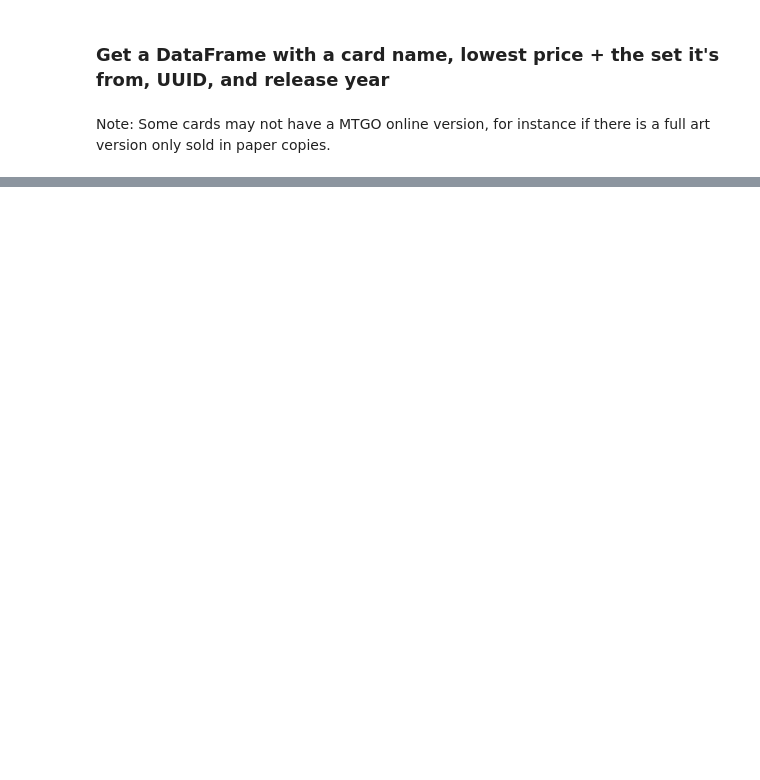
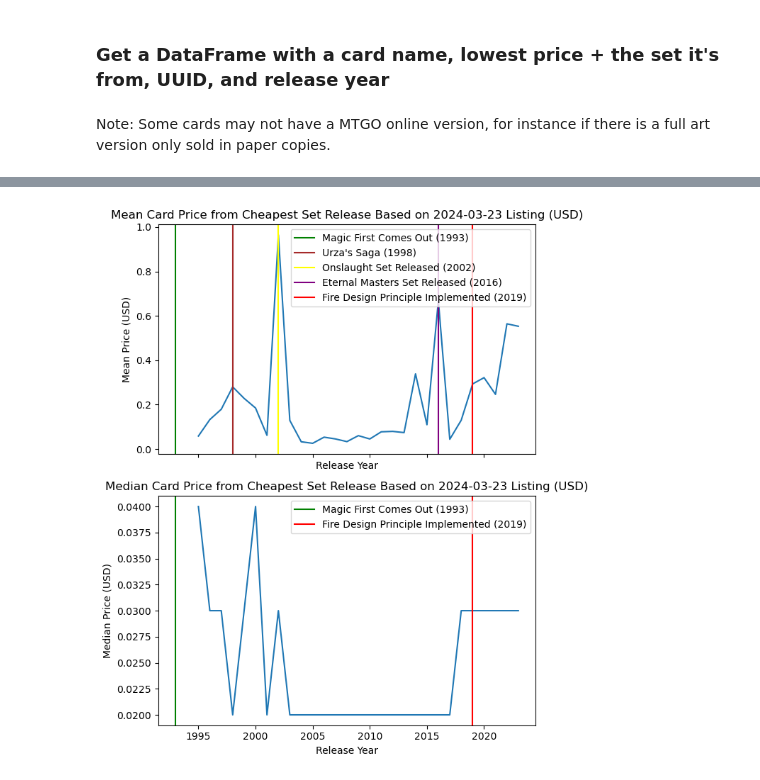
Before and after one commit to caseyforey/DS-final-CForey-Jbourds, a Jupyter notebook: markets.ipynb, the cells around one changed output, grey strips where cells are left out. Cells and saved outputs as stored; diff of their text form; code cells hidden in the pictures; blank space fills up the shorter version.

Commit message:
Creating visuals and calculations for market data.

```diff
--- a/markets.ipynb
+++ b/markets.ipynb
@@ -36,0 +58,54 @@ card_price_df.head()
+# %%
+def plot_average_card_price_over_time(
+        card_price_df: pd.DataFrame,
+        listing_date: datetime.date,
+        start_year: int = 1993,
+        end_year: int = 2023
+    ):
+    """
+    Function which plots the average card price based on the year of the set
+    it is the least expensive in came out.
+
+    :param card_price_df: Pandas dataframe containing market price data.
+    :param listing_date:  Date which card listings are gathered from.
+    :param start_year:    Start of the year window to look at (inclusive). Defaults to 1993 (when Magic came out).
+    :param end_year:      End of the year window to look at (inclusive). Defaults to 2023 (whole year increment from analysis).
+
+    :returns: Outputs plot and saves it.
+    """
+    agg_df: pd.DataFrame = card_price_df.groupby(['release_year'])['price'].agg(['mean', 'median', 'std']).reset_index()
+    trimmed_df: pd.DataFrame = agg_df[(agg_df['release_year'] >= start_year) & (agg_df['release_year'] <= end_year)]
+
+    fig, (mean_plot, median_plot) = plt.subplots(2, 1, sharex=True)
+    fig.set_figheight(8)
+
+    # Mean plot
+    mean_plot.set_xlabel('Release Year')
+    mean_plot.set_ylabel('Mean Price (USD)')
+    mean_plot.set_title(f'Mean Card Price from Cheapest Set Release Based on {listing_date} Listing (USD)')
+    mean_plot.plot(trimmed_df['release_year'], trimmed_df['mean'])
+    mean_plot.axvline(1993, color='green', label='Magic First Comes Out (1993)')
+    mean_plot.axvline(1998, color='brown', label='Urza\'s Saga (1998)')
+    mean_plot.axvline(2002, color='yellow', label='Onslaught Set Released (2002)')
+    mean_plot.axvline(2016, color='purple', label='Eternal Masters Set Released (2016)')
+    mean_plot.axvline(2019, color='red', label='Fire Design Principle Implemented (2019)')
+    mean_plot.legend()
+
+    # Median plot
+    median_plot.set_xlabel('Release Year')
+    median_plot.set_ylabel('Median Price (USD)')
+    median_plot.set_title(f'Median Card Price from Cheapest Set Release Based on {listing_date} Listing (USD)')
+    median_plot.plot(trimmed_df['release_year'], trimmed_df['median'])
+    median_plot.axvline(1993, color='green', label='Magic First Comes Out (1993)')
+    median_plot.axvline(2019, color='red', label='Fire Design Principle Implemented (2019)')
+    median_plot.legend()
+
+    caption: str = "The set a card is associated with is drawn from the set where it has the cheapest price, as per the daily listings.\
+    "
+    # fig.figtext(x=0, y=-0.1, s=caption, wrap=True, horizontalalignment='left')
+    fig.tight_layout()
+
+
+plot_average_card_price_over_time(card_price_df, datetime.date(2024, 3, 23))
+# %% [output]
+[figure, added]
```
Also changed, not shown: parts of 4 cells of this notebook, 1 other file.
